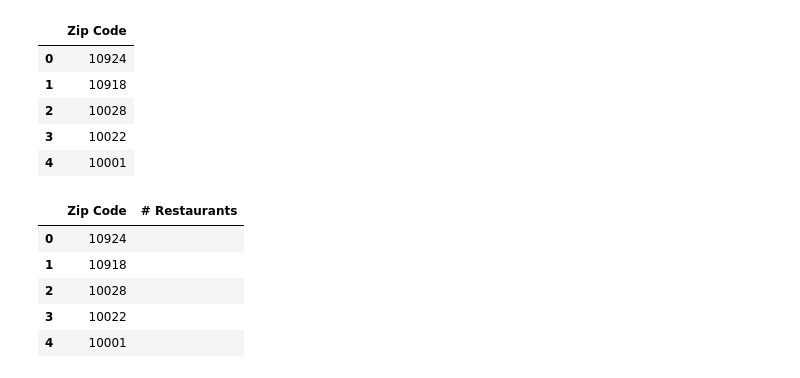
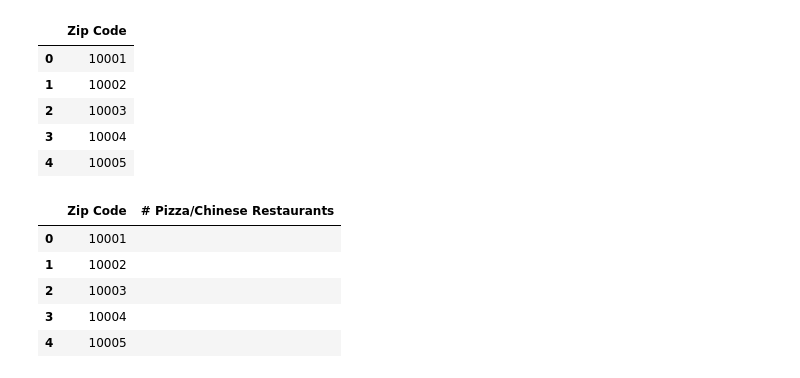
Before and after one commit to Karlasalome/group8-project1, a Jupyter notebook: YelpCaller.ipynb, the cells around one changed output. Drawn from its saved outputs; the diff is of its cells as text; code cells hidden in the pictures.

```diff
--- a/YelpCaller.ipynb
+++ b/YelpCaller.ipynb
@@ -16,28 +17,28 @@ HEADERS = {'Authorization': 'bearer %s' % API_KEY}
 # import NY zip codes list from CSV & convert into dataframe
 # note, to test, I'm using an abbreciated version of our zip code list
 
-zipcodes_data = "clean_operational_ny_zips_SHORT.csv"
+zipcodes_data = "clean_nyc_zips.csv"
 zipcodes_df = pd.read_csv(zipcodes_data)
 zipcodes_df.columns = ['Zip Code']
 zipcodes_df.head()
 # %% [output]
 |  | Zip Code |
-| 0 | 10924 |
-| 1 | 10918 |
-| 2 | 10028 |
-| 3 | 10022 |
-| 4 | 10001 |
+| 0 | 10001 |
+| 1 | 10002 |
+| 2 | 10003 |
+| 3 | 10004 |
+| 4 | 10005 |
 # %%
 # Add column to hold number of restaurants
-zipcodes_df["# Restaurants"] = ""
+zipcodes_df["# Pizza/Chinese Restaurants"] = ""
 zipcodes_df.head()
 # %% [output]
-|  | Zip Code | # Restaurants |
-| 0 | 10924 |  |
-| 1 | 10918 |  |
-| 2 | 10028 |  |
-| 3 | 10022 |  |
-| 4 | 10001 |  |
+|  | Zip Code | # Pizza/Chinese Restaurants |
+| 0 | 10001 |  |
+| 1 | 10002 |  |
+| 2 | 10003 |  |
+| 3 | 10004 |  |
+| 4 | 10005 |  |
 # %%
 # create a loop that looks up the zip in each row and adds total # Chinese rest to the column
 for index, row in zipcodes_df.iterrows():
```
Also changed, not shown: parts of 8 cells of this notebook, 2 other files.
